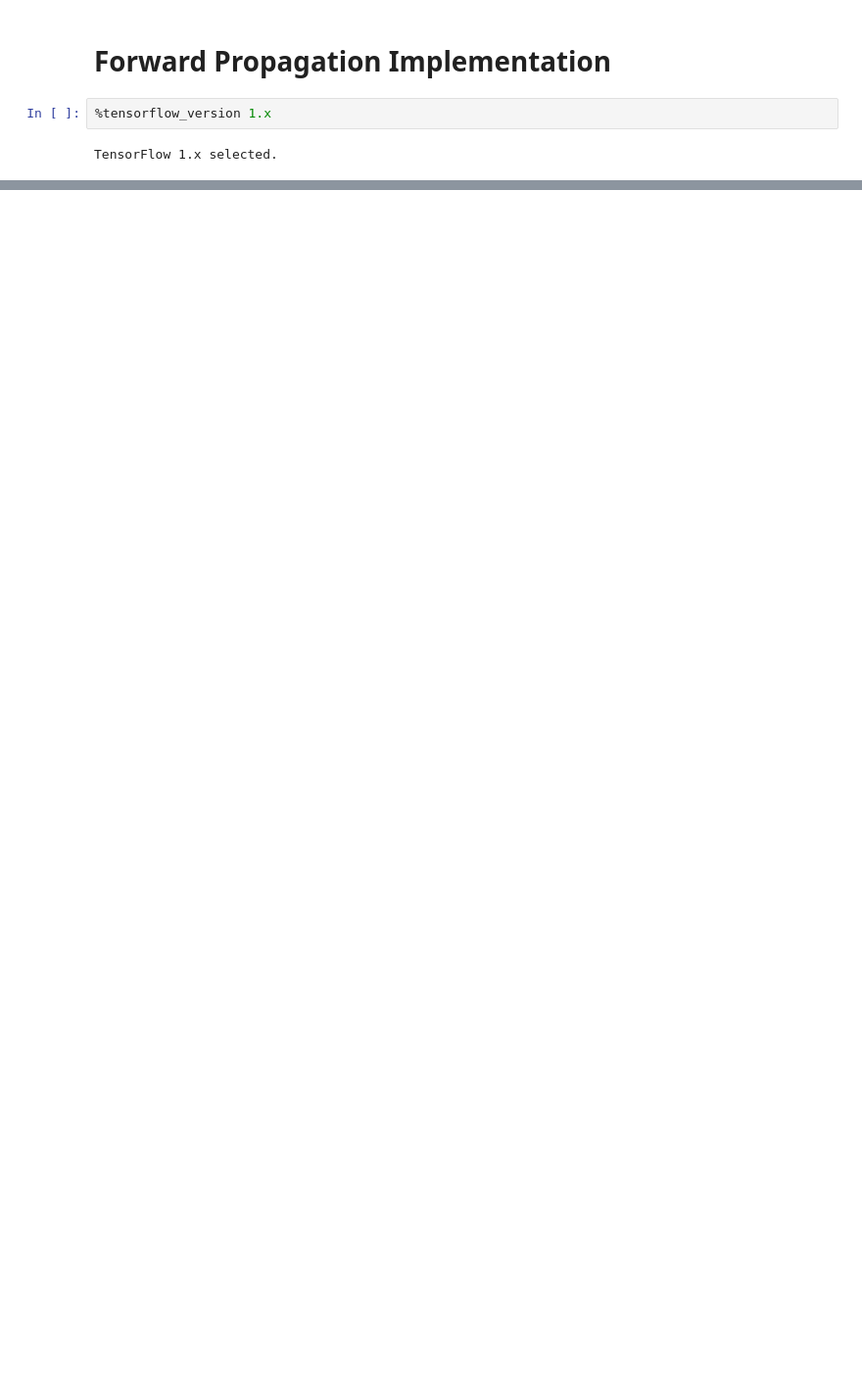
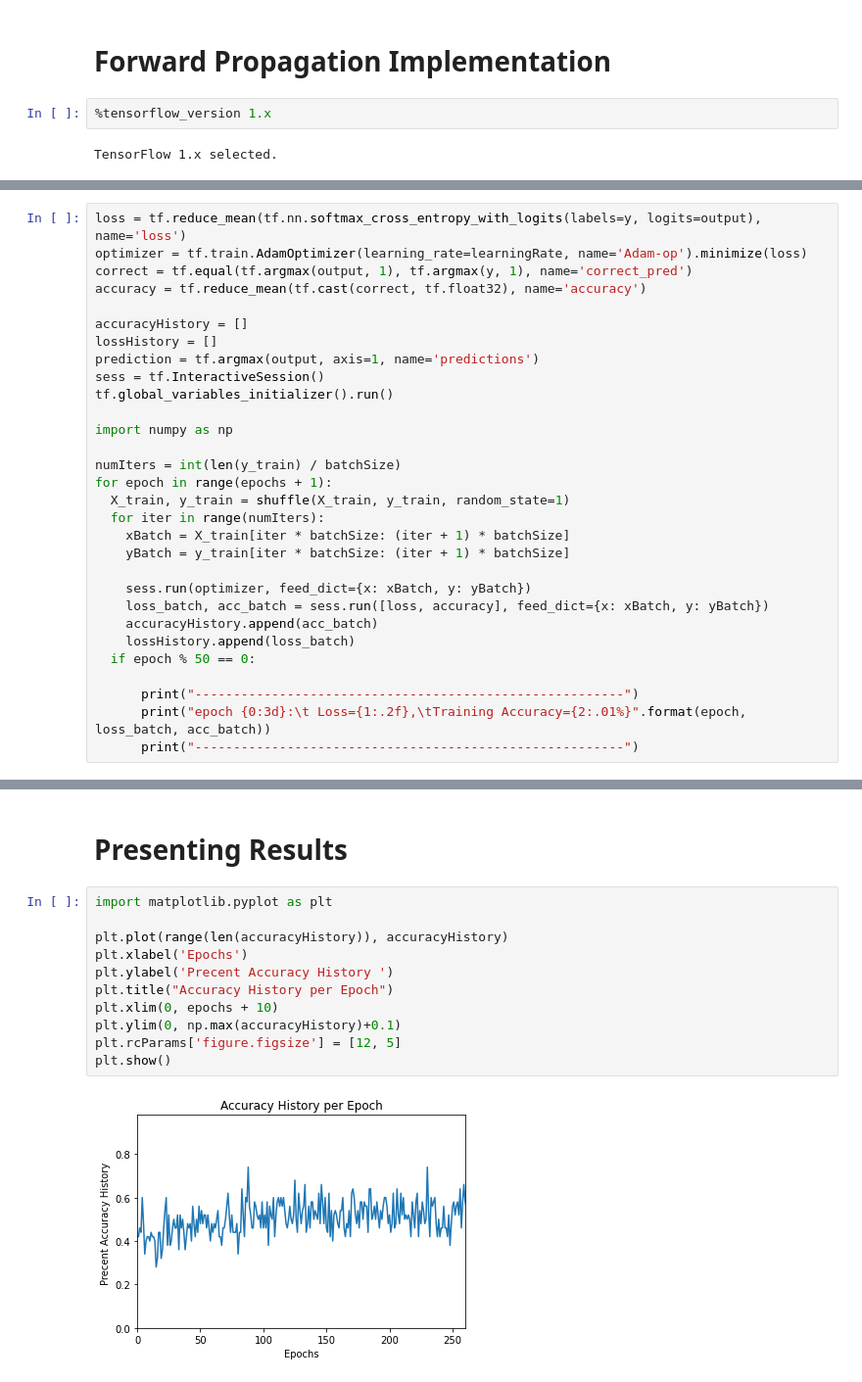
Before and after one commit to IkeLyons/Loan-Prediction-Neural-Net, a Jupyter notebook: WineQualityNeuralNet.ipynb, the cells around one changed output, grey strips where cells are left out. Shown at 98% size. Drawn from its saved outputs; the diff is of its cells as text; blank space fills up the shorter version.

```diff
--- a/WineQualityNeuralNet.ipynb
+++ b/WineQualityNeuralNet.ipynb
@@ -124,0 +171,30 @@ b1 = tf.Variable(tf.zeros([hiddenLayerSize], tf.float32), name='bias1')
+# %%
+loss = tf.reduce_mean(tf.nn.softmax_cross_entropy_with_logits(labels=y, logits=output), name='loss')
+optimizer = tf.train.AdamOptimizer(learning_rate=learningRate, name='Adam-op').minimize(loss)
+correct = tf.equal(tf.argmax(output, 1), tf.argmax(y, 1), name='correct_pred')
+accuracy = tf.reduce_mean(tf.cast(correct, tf.float32), name='accuracy')
+
+accuracyHistory = []
+lossHistory = []
+prediction = tf.argmax(output, axis=1, name='predictions')
+sess = tf.InteractiveSession()
+tf.global_variables_initializer().run()
+
+import numpy as np
+
+numIters = int(len(y_train) / batchSize)
+for epoch in range(epochs + 1):
+  X_train, y_train = shuffle(X_train, y_train, random_state=1)
+  for iter in range(numIters):
+    xBatch = X_train[iter * batchSize: (iter + 1) * batchSize]
+    yBatch = y_train[iter * batchSize: (iter + 1) * batchSize]
+
+    sess.run(optimizer, feed_dict={x: xBatch, y: yBatch})
+    loss_batch, acc_batch = sess.run([loss, accuracy], feed_dict={x: xBatch, y: yBatch})
+    accuracyHistory.append(acc_batch)
+    lossHistory.append(loss_batch)
+  if epoch % 50 == 0:
+
+      print("--------------------------------------------------------")
+      print("epoch {0:3d}:\t Loss={1:.2f},\tTraining Accuracy={2:.01%}".format(epoch, loss_batch, acc_batch))
+      print("--------------------------------------------------------")
@@ -124,0 +219,15 @@ b1 = tf.Variable(tf.zeros([hiddenLayerSize], tf.float32), name='bias1')
+# %% [markdown]
+# Presenting Results
+# %%
+import matplotlib.pyplot as plt
+
+plt.plot(range(len(accuracyHistory)), accuracyHistory)
+plt.xlabel('Epochs')
+plt.ylabel('Precent Accuracy History ')
+plt.title("Accuracy History per Epoch")
+plt.xlim(0, epochs + 10)
+plt.ylim(0, np.max(accuracyHistory)+0.1)
+plt.rcParams['figure.figsize'] = [12, 5]
+plt.show()
+# %% [output]
+[figure, added]
```
Also changed, not shown: parts of 15 cells of this notebook.
